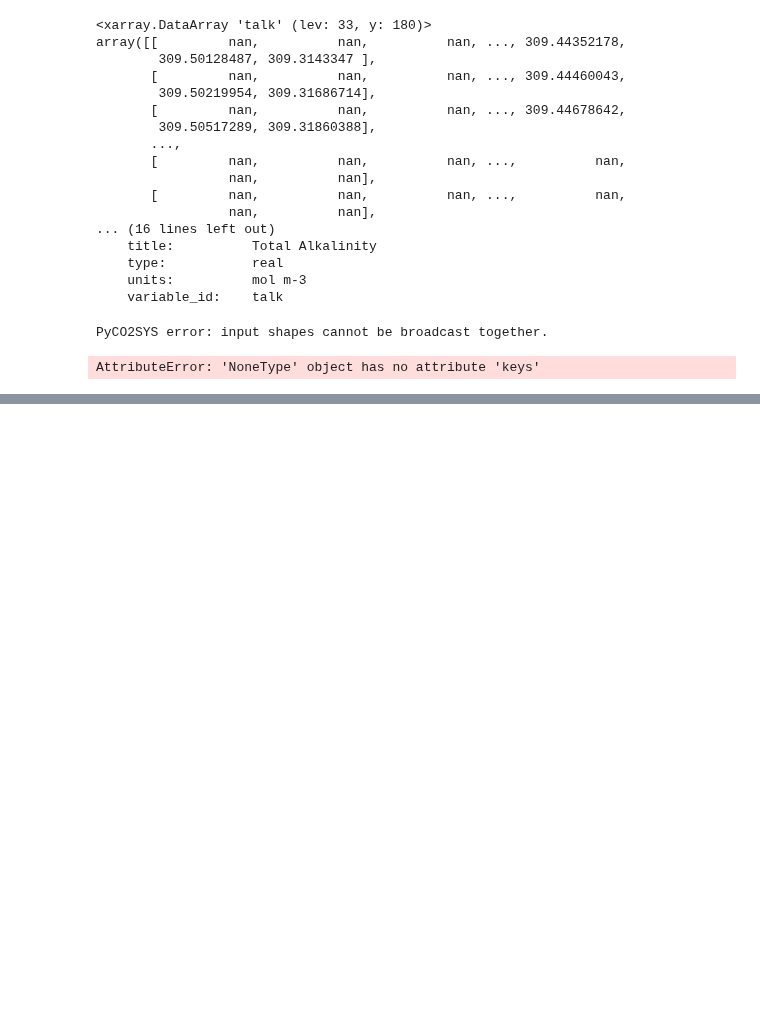
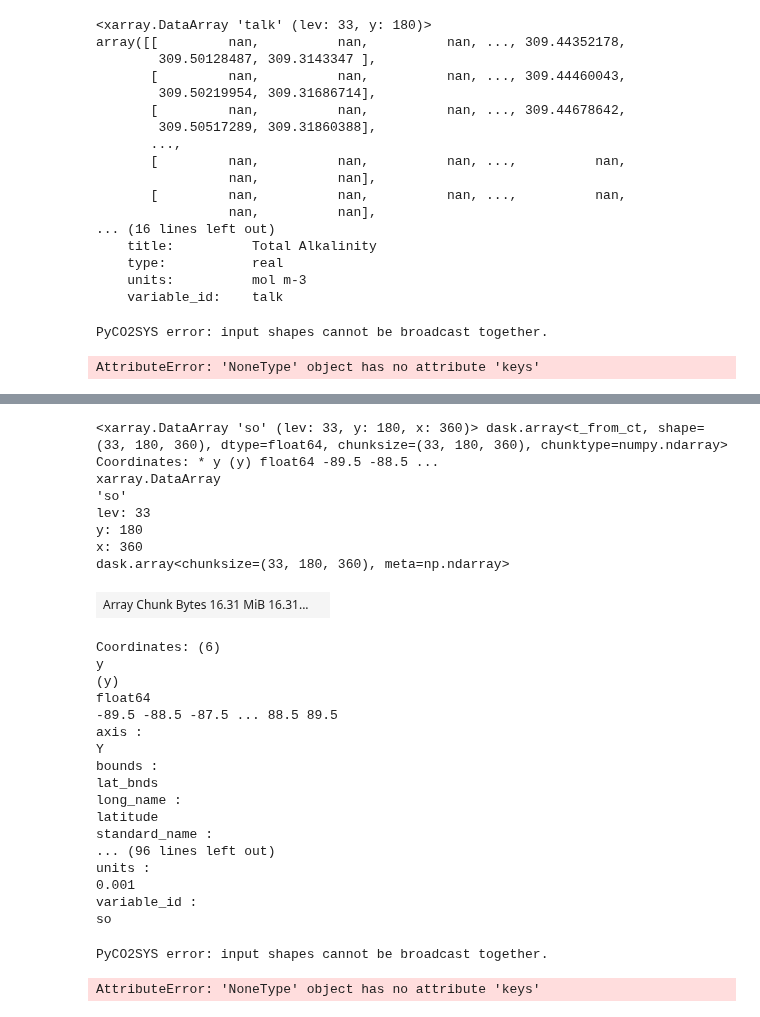
Before and after one commit to gmacgilchrist/seniorthesis, a Jupyter notebook: notebooks/pco2_calc.ipynb, the cells around one changed output, grey strips where cells are left out. Cells and saved outputs as stored; diff of their text form; code cells hidden in the pictures; blank space fills up the shorter version.

```diff
--- a/notebooks/pco2_calc.ipynb
+++ b/notebooks/pco2_calc.ipynb
@@ -522,0 +705,2 @@ dset_dict_old['CMIP.MRI.MRI-ESM2-0.historical.r1i2p1f1.Omon.thetao.gr.gs://cmip6
+# %%
+ds_2 = dd_new_new['CESM2-FV2.gr.historical.Omon'].isel(time=1200)
@@ -522,0 +727,3 @@ dset_dict_old['CMIP.MRI.MRI-ESM2-0.historical.r1i2p1f1.Omon.thetao.gr.gs://cmip6
+# %%
+p_2 = gsw.p_from_z(-1*ds_2['lev'], ds_2['y'], geo_strf_dyn_height=0, sea_surface_geopotential=0)
+p_2
@@ -522,0 +749,38 @@ dset_dict_old['CMIP.MRI.MRI-ESM2-0.historical.r1i2p1f1.Omon.thetao.gr.gs://cmip6
+# %%
+insitutemp_2 = gsw.t_from_CT(ds_2['so'], ds_2['thetao'], p_2)
+insitutemp_2
+# %% [output]
+<xarray.DataArray 'so' (lev: 33, y: 180, x: 360)> dask.array<t_from_ct, shape=(33, 180, 360), dtype=float64, chunksize=(33, 180, 360), chunktype=numpy.ndarray> Coordinates: * y (y) float64 -89.5 -88.5 ...
+xarray.DataArray
+'so'
+lev: 33
+y: 180
+x: 360
+dask.array<chunksize=(33, 180, 360), meta=np.ndarray>
+| Array Chunk Bytes 16.31 MiB 16.31... |  |
+Coordinates: (6)
+y
+(y)
+float64
+-89.5 -88.5 -87.5 ... 88.5 89.5
+axis :
+Y
+bounds :
+lat_bnds
+long_name :
+latitude
+standard_name :
+... (96 lines left out)
+units :
+0.001
+variable_id :
+so
+# %%
+conversion =  1e6/1035
+results_2 = pyco2.sys(par1=ds_2.talk*conversion,par2=ds_2.dissic*conversion,par1_type=1,par2_type=2,
+                    pressure_out=0, temperature_out = ds_2.thetao, pressure = p_2,
+                    temperature = insitutemp_2)
+results_2
+# %% [output]
+PyCO2SYS error: input shapes cannot be broadcast together.
+AttributeError: 'NoneType' object has no attribute 'keys'
```
Also changed, not shown: parts of 10 cells of this notebook.
